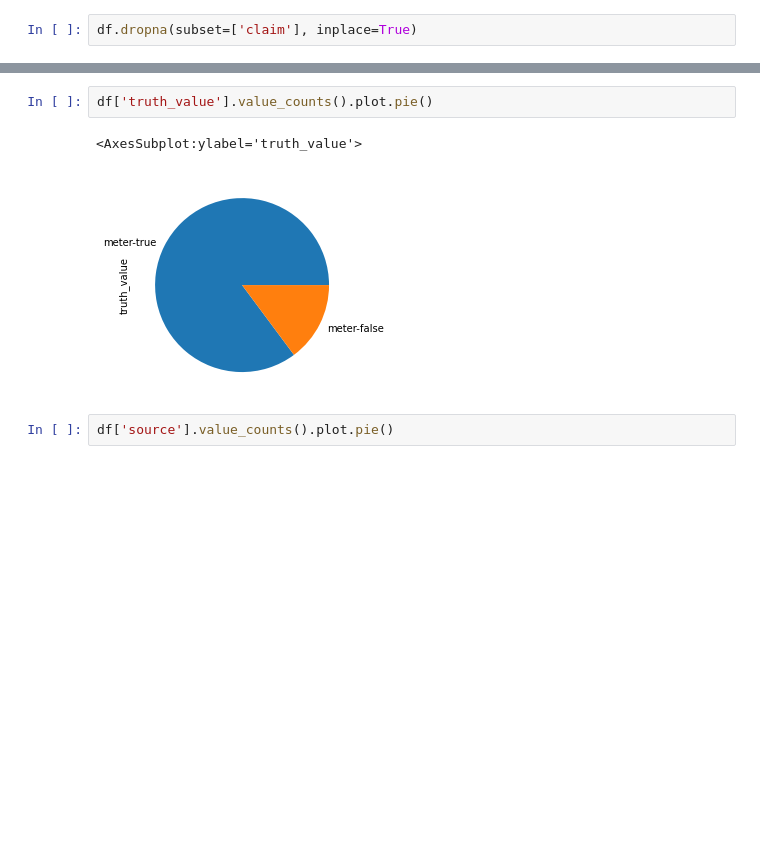
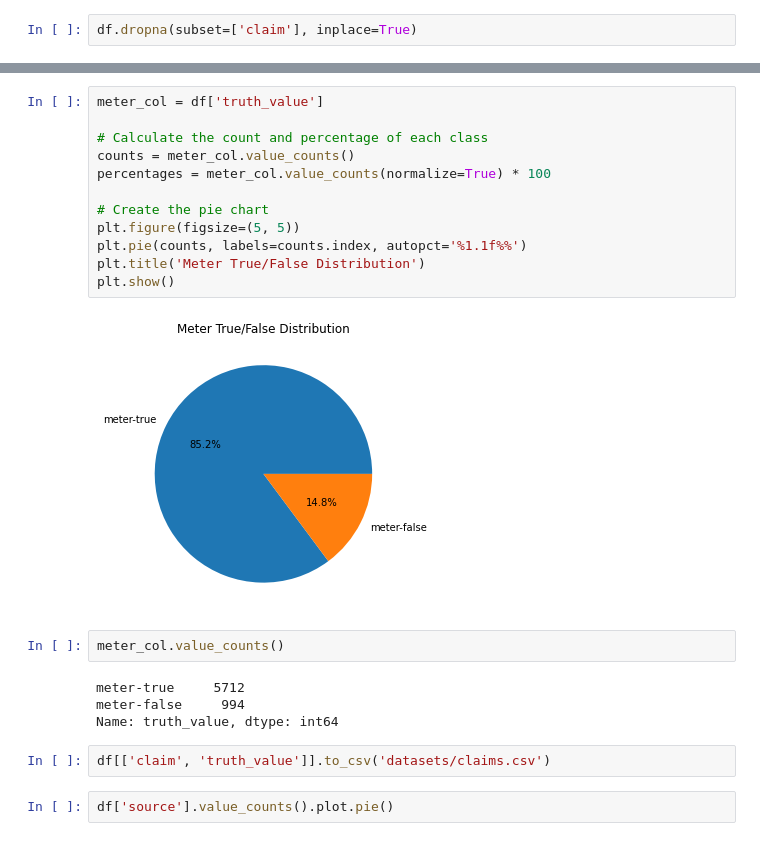
Before and after one commit to Karun842002/fyp-data-scraper, a Jupyter notebook: eda.ipynb, the cells around one changed output, grey strips where cells are left out. Cells and saved outputs as stored; diff of their text form; blank space fills up the shorter version.

```diff
--- a/eda.ipynb
+++ b/eda.ipynb
@@ -76,8 +78,25 @@ memory usage: 314.3+ KB
-# %%
-df['truth_value'].value_counts().plot.pie()
-# %% [output]
-<AxesSubplot:ylabel='truth_value'>
-[figure, removed]
+# %%
+meter_col = df['truth_value']
+
+# Calculate the count and percentage of each class
+counts = meter_col.value_counts()
+percentages = meter_col.value_counts(normalize=True) * 100
+
+# Create the pie chart
+plt.figure(figsize=(5, 5))
+plt.pie(counts, labels=counts.index, autopct='%1.1f%%')
+plt.title('Meter True/False Distribution')
+plt.show()
+# %% [output]
+[figure, added]
+# %%
+meter_col.value_counts()
+# %% [output]
+meter-true     5712
+meter-false     994
+Name: truth_value, dtype: int64
+# %%
+df[['claim', 'truth_value']].to_csv('datasets/claims.csv')
 # %%
 df['source'].value_counts().plot.pie()
 # %% [output]
```
Also changed, not shown: parts of 4 cells of this notebook, 6 other files.
